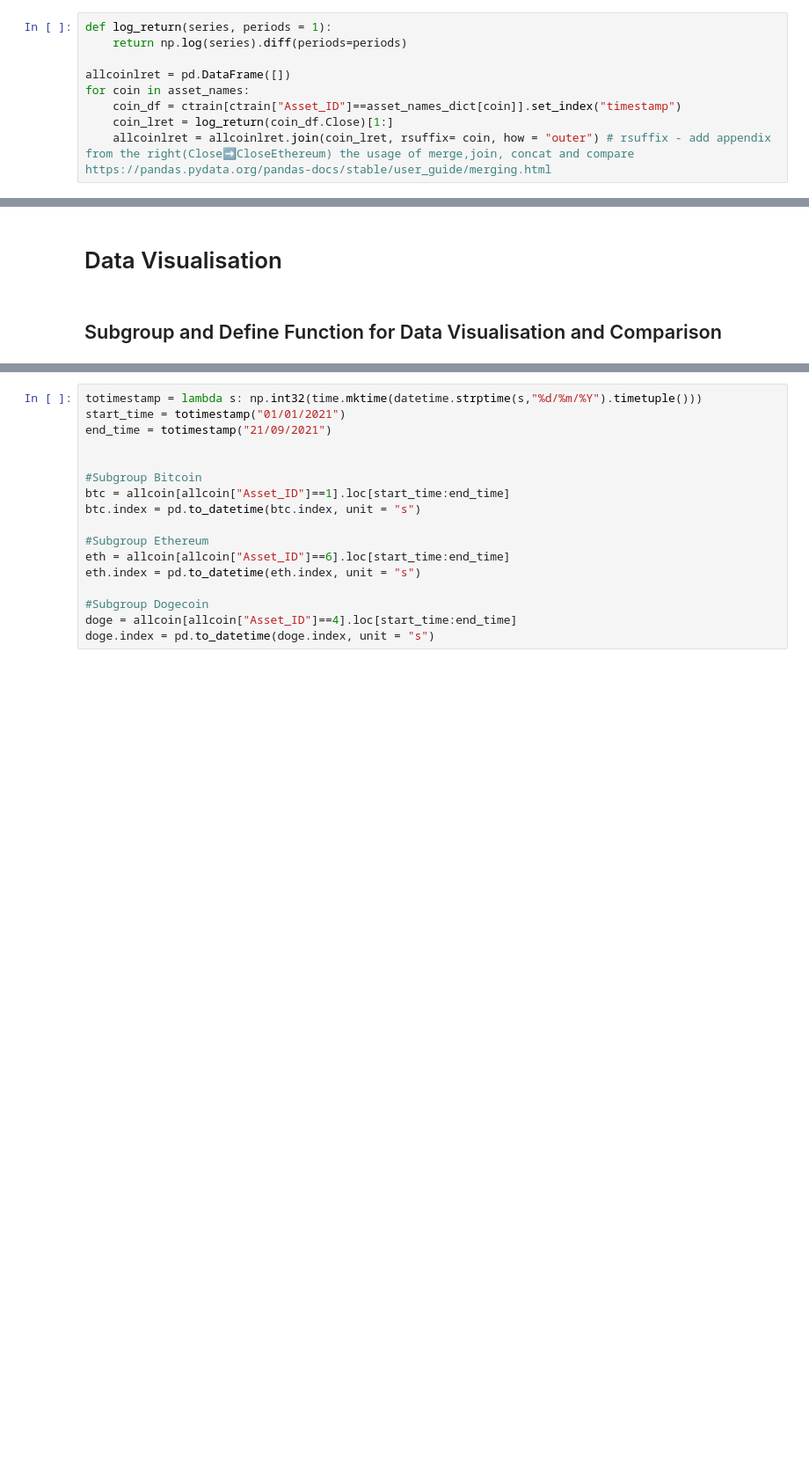
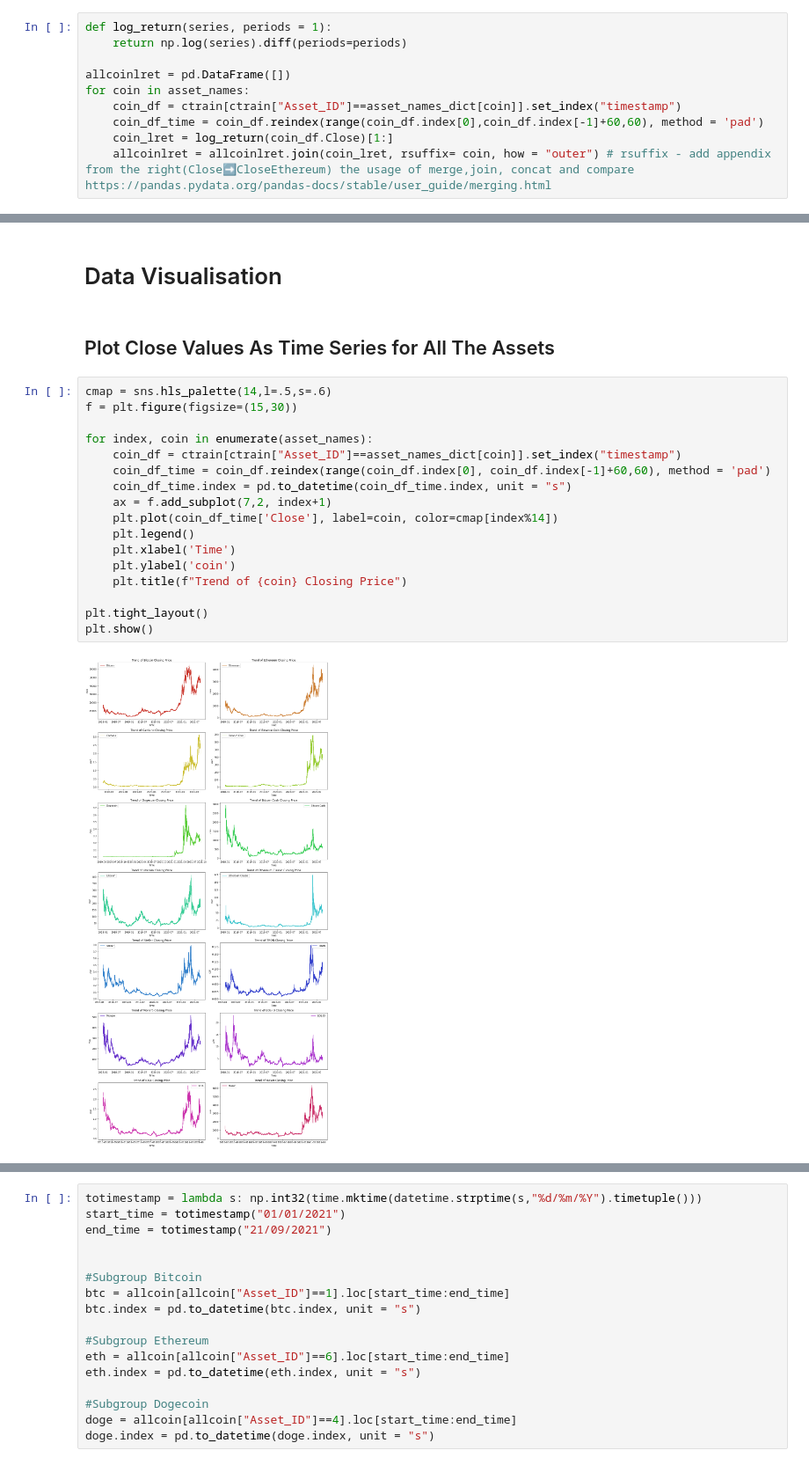
Before and after one commit to yanghang0918/Bitcoin-Prediction, a Jupyter notebook: btcpredict.ipynb, the cells around one changed output, grey strips where cells are left out. Shown at 88% size. Saved outputs shown, nothing was run; the diff lists cells and outputs as text; blank space fills up the shorter version.

```diff
--- a/btcpredict.ipynb
+++ b/btcpredict.ipynb
@@ -298,6 +265,7 @@ def log_return(series, periods = 1):
 allcoinlret = pd.DataFrame([])
 for coin in asset_names:
     coin_df = ctrain[ctrain["Asset_ID"]==asset_names_dict[coin]].set_index("timestamp")
+    coin_df_time = coin_df.reindex(range(coin_df.index[0],coin_df.index[-1]+60,60), method = 'pad')
     coin_lret = log_return(coin_df.Close)[1:]
     allcoinlret = allcoinlret.join(coin_lret, rsuffix= coin, how = "outer") # rsuffix - add appendix from the right(Close➡️CloseEthereum) the usage of merge,join, concat and compare https://pandas.pydata.org/pandas-docs/stable/user_guide/merging.html
 # %%
@@ -319,5 +287,24 @@ allcoinlret
 1956781 rows × 14 columns
 # %% [markdown]
 # Data Visualisation
-# %% [markdown]
-## Subgroup and Define Function for Data Visualisation and Comparison
+# %% [markdown]
+## Plot Close Values As Time Series for All The Assets
+# %%
+cmap = sns.hls_palette(14,l=.5,s=.6)
+f = plt.figure(figsize=(15,30))
+
+for index, coin in enumerate(asset_names):
+    coin_df = ctrain[ctrain["Asset_ID"]==asset_names_dict[coin]].set_index("timestamp")
+    coin_df_time = coin_df.reindex(range(coin_df.index[0], coin_df.index[-1]+60,60), method = 'pad')
+    coin_df_time.index = pd.to_datetime(coin_df_time.index, unit = "s")
+    ax = f.add_subplot(7,2, index+1)
+    plt.plot(coin_df_time['Close'], label=coin, color=cmap[index%14])
+    plt.legend()
+    plt.xlabel('Time')
+    plt.ylabel('coin')
+    plt.title(f"Trend of {coin} Closing Price")
+
+plt.tight_layout()
+plt.show()
+# %% [output]
+[figure, added]
```
Also changed, not shown: parts of 39 cells of this notebook.
